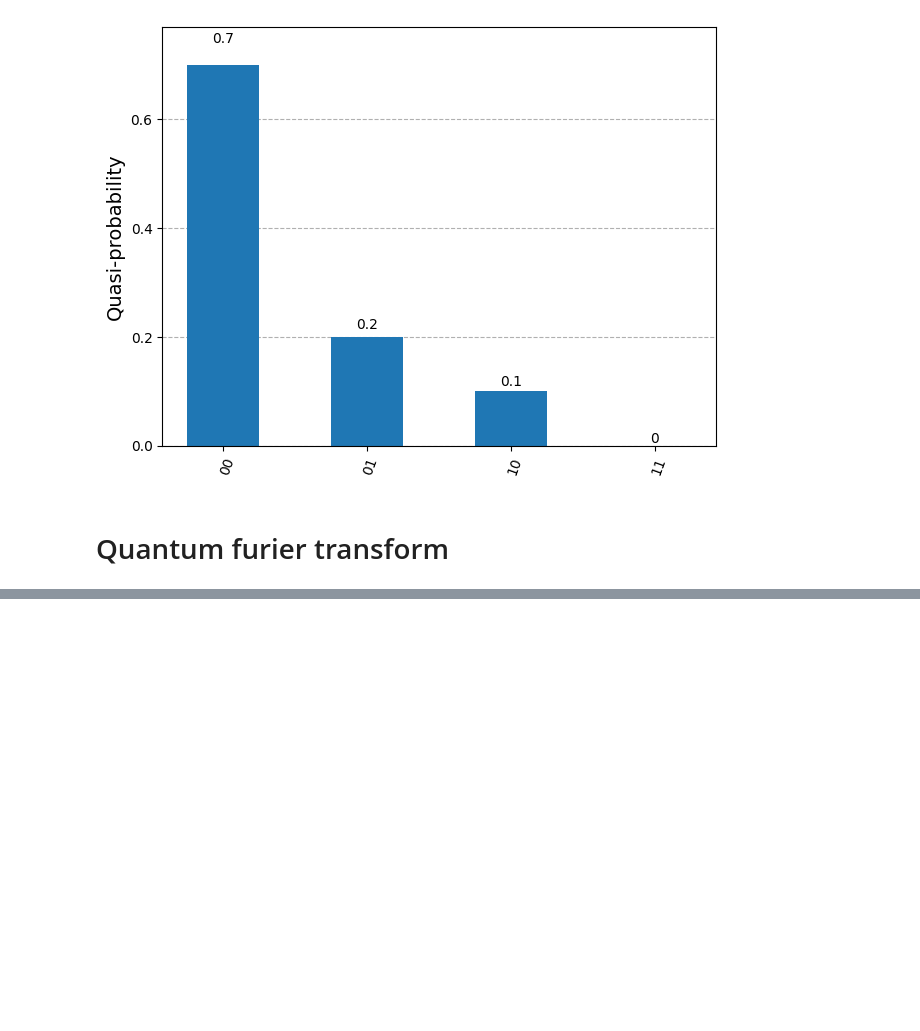
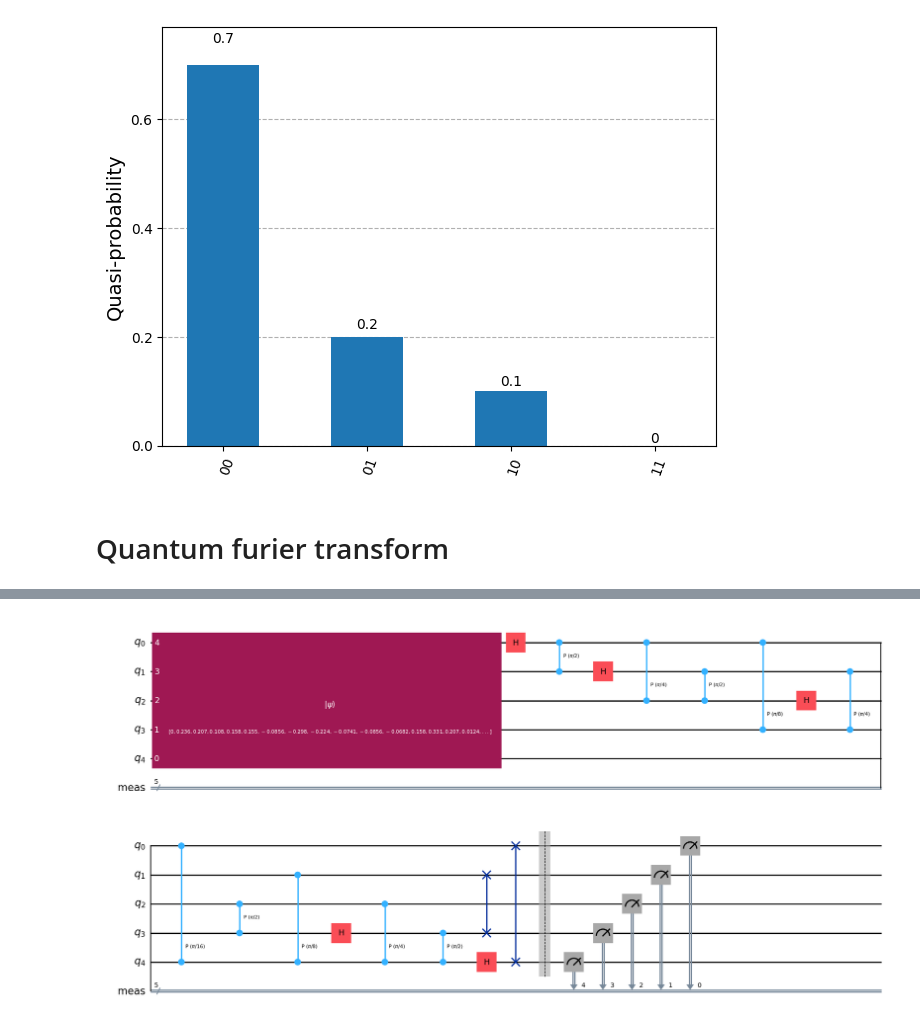
Before and after one commit to Dreamerend3008/Cuantum-Computing-Simulator, a Jupyter notebook: backend/test.ipynb, the cells around one changed output, grey strips where cells are left out. Saved outputs shown, nothing was run; the diff lists cells and outputs as text; code cells hidden in the pictures; blank space fills up the shorter version.

```diff
--- a/backend/test.ipynb
+++ b/backend/test.ipynb
@@ -124,3 +153,9 @@ dicccionary = dict_builder(nq, clb, initial_state, algorithm_instructions, runne
+# %%
+qc = build_circuit_from_dict(dicccionary)
+
+qc.draw('mpl', reverse_bits=False)
+# %% [output]
+[figure, added]
 # %%
 results = simulate_circuit(dicccionary, time.time())
 
```
Also changed, not shown: parts of 4 cells of this notebook, 3 other files.
